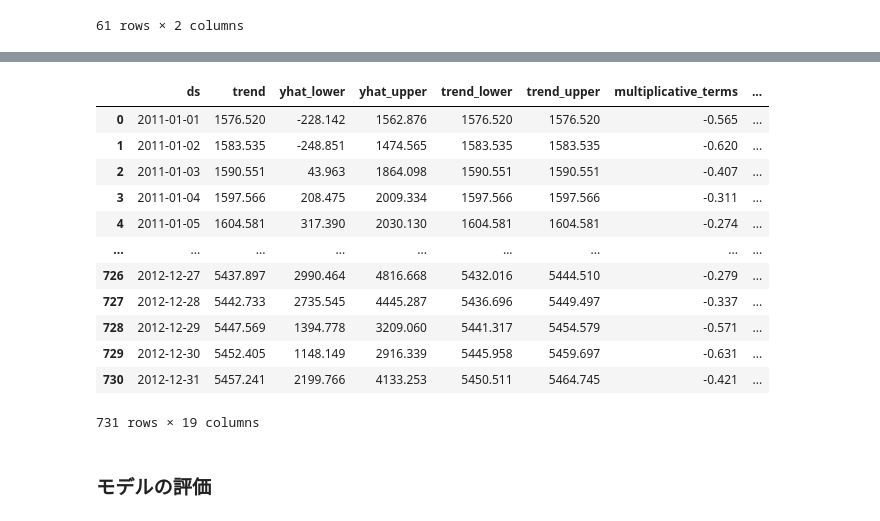
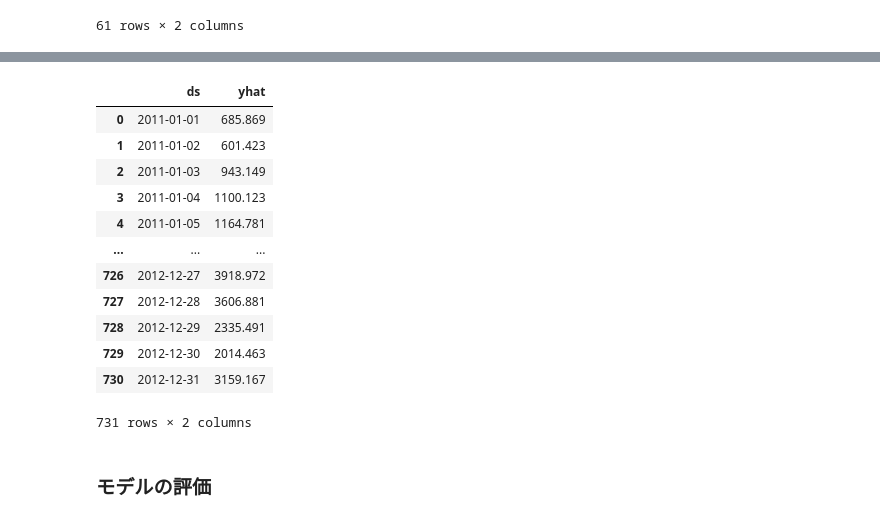
Before and after one commit to yoshida-nu/lec_datascience, a Jupyter notebook: doc/datascience_notebook07.ipynb, the cells around one changed output, grey strips where cells are left out. Drawn from its saved outputs; the diff is of its cells as text; code cells hidden in the pictures.

```diff
--- a/doc/datascience_notebook07.ipynb
+++ b/doc/datascience_notebook07.ipynb
@@ -1119,21 +1122,19 @@ INFO:cmdstanpy:Chain [1] done processing
 # %%
-#コード9-7d
-url = 'https://bit.ly/4aujgwO'
-df_bike = pd.read_csv(url)
-df_bike['dteday'] = pd.to_datetime(df_bike['dteday'])
-data = df_bike[['dteday', 'registered']]
-data.columns = ['ds', 'y']
+url = 'https://tinyurl.com/27ypssnc'
+df = pd.read_csv(url)
+df['dteday'] = pd.to_datetime(df['dteday'])
+data = df[['dteday', 'registered']]
+data.rename(columns={'dteday': 'ds', 'registered': 'y'}, inplace=True)
 mday = pd.to_datetime('2012-11-1')
 train_index = data['ds'] < mday
 test_index = data['ds'] >= mday
-x_train = data[train_index]
-x_test = data[test_index]
+data_train = data[train_index]
+data_test = data[test_index]
 from prophet import Prophet
-model_prophet_bike = Prophet(yearly_seasonality=True, weekly_seasonality=True, seasonality_mode='multiplicative')
-model_prophet_bike.fit(x_train)
-future = model_prophet_bike.make_future_dataframe(periods=61, freq='D') # ここまでは9-7cと同じ
-# 予測
-forecast = model_prophet_bike.predict(future)
-display(forecast)
+model_prophet = Prophet(yearly_seasonality = True, weekly_seasonality = True, seasonality_mode = 'multiplicative')
+model_prophet.fit(data_train)
+future = model_prophet.make_future_dataframe(periods = 61, freq = 'D')
+forecast = model_prophet.predict(future)
+display(forecast[['ds', 'yhat']])
 # %% [output]
 INFO:prophet:Disabling daily seasonality. Run prophet with daily_seasonality=True to override this.
@@ -1148,17 +1149,17 @@ INFO:cmdstanpy:Chain [1] start processing
 INFO:cmdstanpy:Chain [1] done processing
-|  | ds | trend | yhat_lower | yhat_upper | trend_lower | trend_upper | multiplicative_terms | ... |
-| 0 | 2011-01-01 | 1576.520 | -228.142 | 1562.876 | 1576.520 | 1576.520 | -0.565 | ... |
-| 1 | 2011-01-02 | 1583.535 | -248.851 | 1474.565 | 1583.535 | 1583.535 | -0.620 | ... |
-| 2 | 2011-01-03 | 1590.551 | 43.963 | 1864.098 | 1590.551 | 1590.551 | -0.407 | ... |
-| 3 | 2011-01-04 | 1597.566 | 208.475 | 2009.334 | 1597.566 | 1597.566 | -0.311 | ... |
-| 4 | 2011-01-05 | 1604.581 | 317.390 | 2030.130 | 1604.581 | 1604.581 | -0.274 | ... |
-| ... | ... | ... | ... | ... | ... | ... | ... | ... |
-| 726 | 2012-12-27 | 5437.897 | 2990.464 | 4816.668 | 5432.016 | 5444.510 | -0.279 | ... |
-| 727 | 2012-12-28 | 5442.733 | 2735.545 | 4445.287 | 5436.696 | 5449.497 | -0.337 | ... |
-| 728 | 2012-12-29 | 5447.569 | 1394.778 | 3209.060 | 5441.317 | 5454.579 | -0.571 | ... |
-| 729 | 2012-12-30 | 5452.405 | 1148.149 | 2916.339 | 5445.958 | 5459.697 | -0.631 | ... |
-| 730 | 2012-12-31 | 5457.241 | 2199.766 | 4133.253 | 5450.511 | 5464.745 | -0.421 | ... |
+|  | ds | yhat |
+| 0 | 2011-01-01 | 685.869 |
+| 1 | 2011-01-02 | 601.423 |
+| 2 | 2011-01-03 | 943.149 |
+| 3 | 2011-01-04 | 1100.123 |
+| 4 | 2011-01-05 | 1164.781 |
+| ... | ... | ... |
+| 726 | 2012-12-27 | 3918.972 |
+| 727 | 2012-12-28 | 3606.881 |
+| 728 | 2012-12-29 | 2335.491 |
+| 729 | 2012-12-30 | 2014.463 |
+| 730 | 2012-12-31 | 3159.167 |
-731 rows × 19 columns
+731 rows × 2 columns
 # %% [markdown]
 ### モデルの評価
 # %% [markdown]
```
Also changed, not shown: parts of 27 cells of this notebook.
